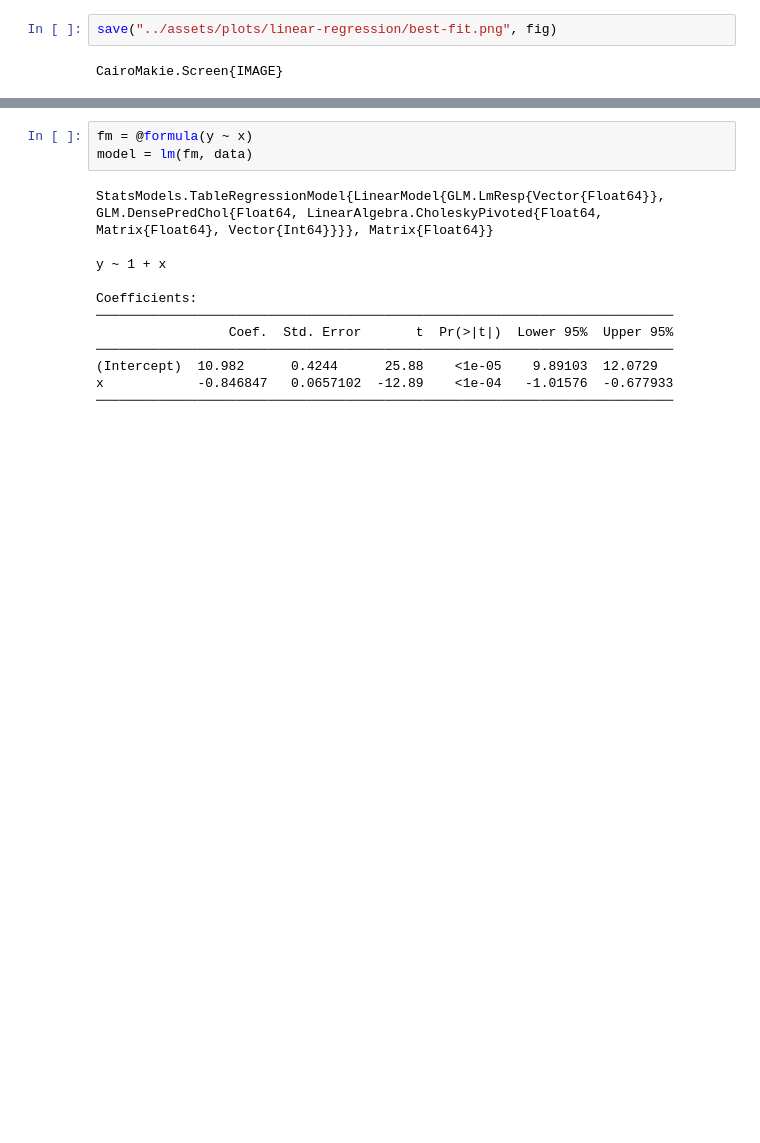
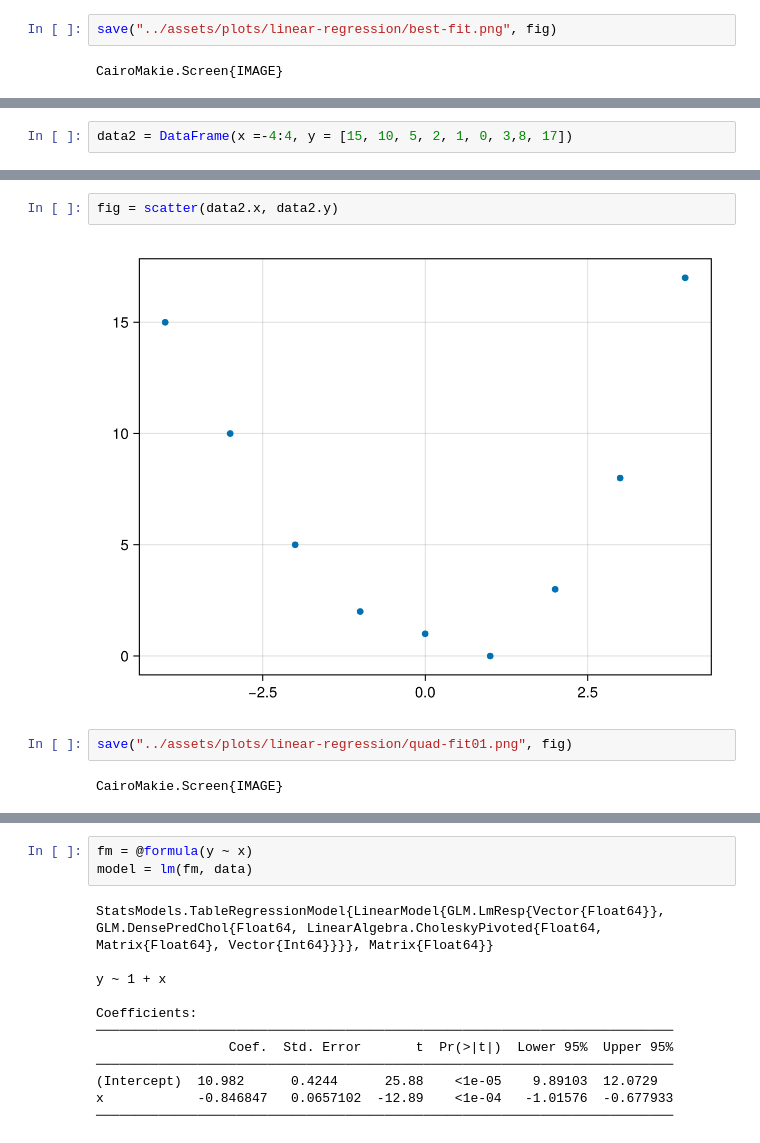
Before and after one commit to pstaabp/sci-comp-book, a Jupyter notebook: julia-output/linear-regression.ipynb, the cells around one changed output, grey strips where cells are left out. Drawn from its saved outputs; the diff is of its cells as text; blank space fills up the shorter version.

Commit message:
updating Data analysis seciton

```diff
--- a/julia-output/linear-regression.ipynb
+++ b/julia-output/linear-regression.ipynb
@@ -125,0 +156,2 @@ CairoMakie.Screen{IMAGE}
+# %%
+data2 = DataFrame(x =-4:4, y = [15, 10, 5, 2, 1, 0, 3,8, 17])
@@ -125,0 +171,8 @@ CairoMakie.Screen{IMAGE}
+# %%
+fig = scatter(data2.x, data2.y)
+# %% [output]
+[figure, added]
+# %%
+save("../assets/plots/linear-regression/quad-fit01.png", fig)
+# %% [output]
+CairoMakie.Screen{IMAGE}
```
Also changed, not shown: parts of 28 cells of this notebook, 10 other files.
